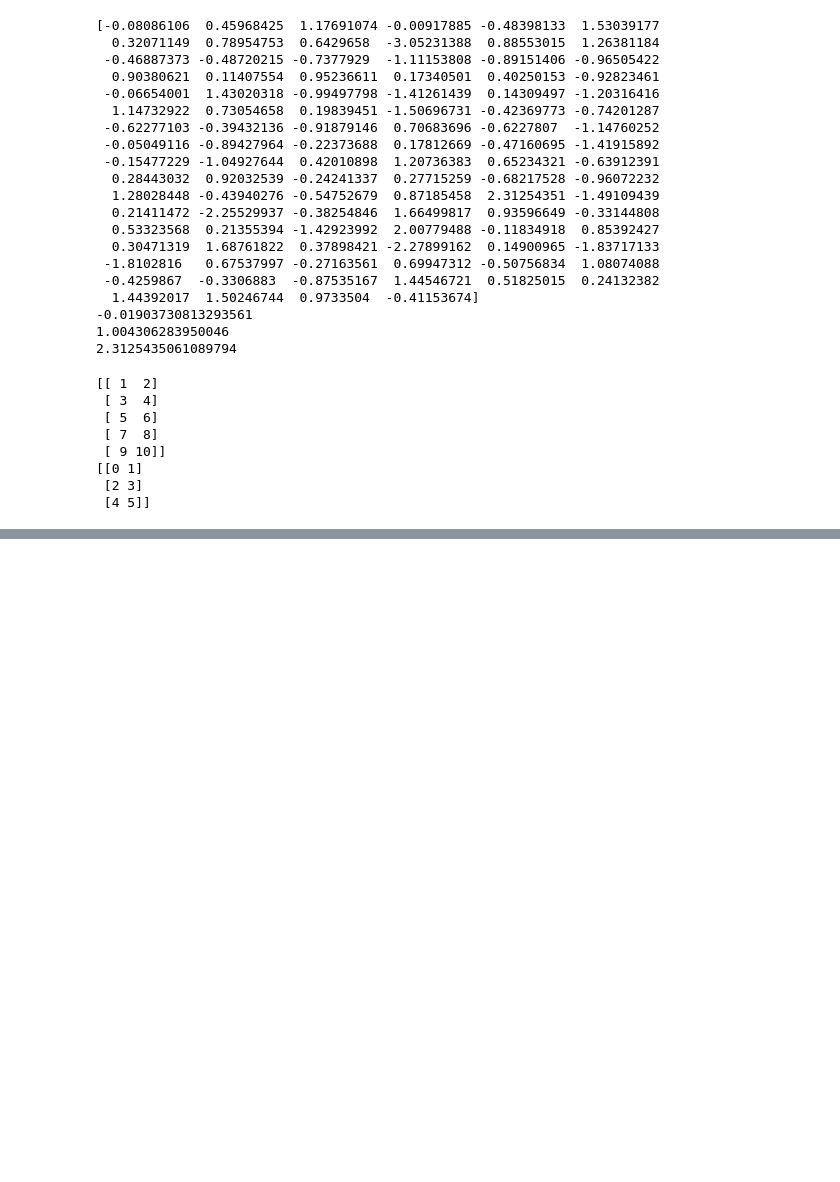
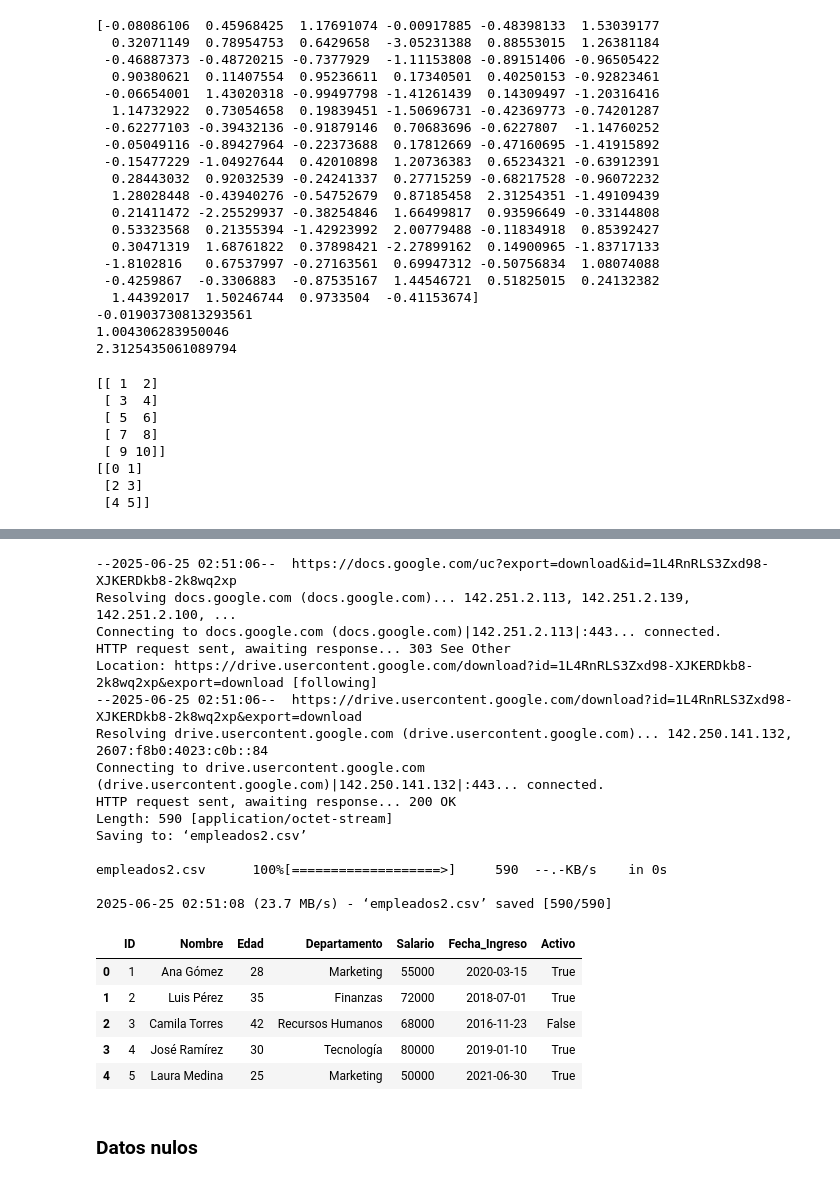
Before and after one commit to MattZG/Portafolio, a Jupyter notebook: Modulo_3.ipynb, the cells around one changed output, grey strips where cells are left out. Drawn from its saved outputs; the diff is of its cells as text; code cells hidden in the pictures; blank space fills up the shorter version.

```diff
--- a/Modulo_3.ipynb
+++ b/Modulo_3.ipynb
@@ -250,0 +374,33 @@ print(arr)
+# %%
+!wget --no-check-certificate 'https://docs.google.com/uc?export=download&id=1L4RnRLS3Zxd98-XJKERDkb8-2k8wq2xp' -O empleados2.csv
+
+#df = pd.read_csv('empleados2.csv', index_col = 0, sep = ',')
+#df.head()
+
+#df.to_csv('empleados3.csv')
+df_2 = pd.read_csv('empleados3.csv')
+df_2.head()
+# %% [output]
+--2025-06-25 02:51:06--  https://docs.google.com/uc?export=download&id=1L4RnRLS3Zxd98-XJKERDkb8-2k8wq2xp
+Resolving docs.google.com (docs.google.com)... 142.251.2.113, 142.251.2.139, 142.251.2.100, ...
+Connecting to docs.google.com (docs.google.com)|142.251.2.113|:443... connected.
+HTTP request sent, awaiting response... 303 See Other
+Location: https://drive.usercontent.google.com/download?id=1L4RnRLS3Zxd98-XJKERDkb8-2k8wq2xp&export=download [following]
+--2025-06-25 02:51:06--  https://drive.usercontent.google.com/download?id=1L4RnRLS3Zxd98-XJKERDkb8-2k8wq2xp&export=download
+Resolving drive.usercontent.google.com (drive.usercontent.google.com)... 142.250.141.132, 2607:f8b0:4023:c0b::84
+Connecting to drive.usercontent.google.com (drive.usercontent.google.com)|142.250.141.132|:443... connected.
+HTTP request sent, awaiting response... 200 OK
+Length: 590 [application/octet-stream]
+Saving to: ‘empleados2.csv’
+
+empleados2.csv      100%[===================>]     590  --.-KB/s    in 0s
+
+2025-06-25 02:51:08 (23.7 MB/s) - ‘empleados2.csv’ saved [590/590]
+|  | ID | Nombre | Edad | Departamento | Salario | Fecha_Ingreso | Activo |
+| 0 | 1 | Ana Gómez | 28 | Marketing | 55000 | 2020-03-15 | True |
+| 1 | 2 | Luis Pérez | 35 | Finanzas | 72000 | 2018-07-01 | True |
+| 2 | 3 | Camila Torres | 42 | Recursos Humanos | 68000 | 2016-11-23 | False |
+| 3 | 4 | José Ramírez | 30 | Tecnología | 80000 | 2019-01-10 | True |
+| 4 | 5 | Laura Medina | 25 | Marketing | 50000 | 2021-06-30 | True |
+# %% [markdown]
+### Datos nulos
```
Also changed, not shown: parts of 45 cells of this notebook.
